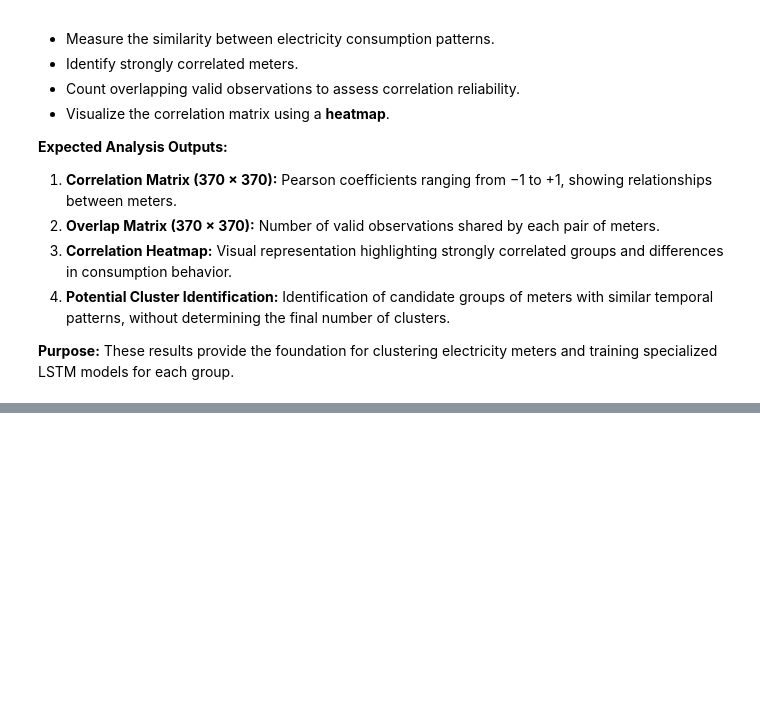
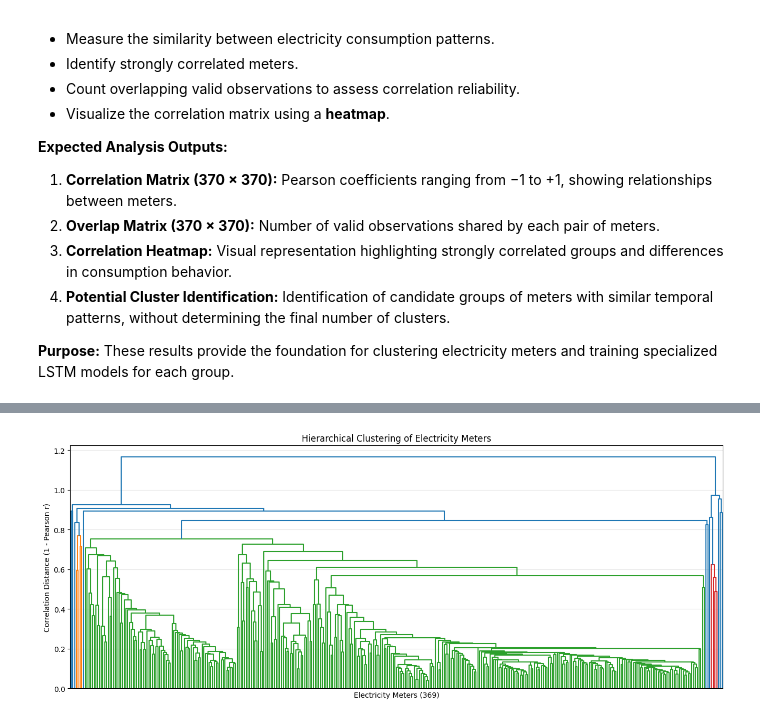
Before and after one commit to Blangi-Aladdin/electricity-forecasting-app, a Jupyter notebook: notebooks/01_data_exploration.ipynb, the cells around one changed output, grey strips where cells are left out. Drawn from its saved outputs; the diff is of its cells as text; code cells hidden in the pictures; blank space fills up the shorter version.

Commit message:
feat: add hierarchical clustering exploration

```diff
--- a/notebooks/01_data_exploration.ipynb
+++ b/notebooks/01_data_exploration.ipynb
@@ -171,0 +382,15 @@ plt.show()
+# %%
+# Exclure temporairement MT_223 du clustering
+cluster_meters = [m for m in meter_cols if m != "MT_223"]
+
+# Extraire les corrélations des 369 compteurs
+corr_clustering = corr_matrix.loc[cluster_meters, cluster_meters]
+
+# Transformer les corrélations en distances
+distance_matrix = 1 - corr_clustering
+
+# Vérifier les dimensions et les valeurs manquantes
+print("Dimensions :", distance_matrix.shape)
+print("Distances manquantes :", distance_matrix.isna().sum().sum())
+print("Distance minimale :", distance_matrix.min().min())
+print("Distance maximale :", distance_matrix.max().max())
@@ -171,0 +421,26 @@ plt.show()
+# %%
+from scipy.cluster.hierarchy import linkage, dendrogram
+from scipy.spatial.distance import squareform
+import matplotlib.pyplot as plt
+
+# Convertir la matrice de distances au format condensé
+condensed_distances = squareform(distance_matrix.to_numpy())
+
+# Construire le clustering hiérarchique
+Z = linkage(condensed_distances, method="average")
+
+# Afficher le dendrogramme
+plt.figure(figsize=(16, 6))
+
+dendrogram(
+    Z,
+    no_labels=True
+)
+
+plt.title("Hierarchical Clustering of Electricity Meters")
+plt.xlabel("Electricity Meters (369)")
+plt.ylabel("Correlation Distance (1 - Pearson r)")
+plt.grid(axis="y", alpha=0.3)
+plt.show()
+# %% [output]
+[figure, added]
```
Also changed, not shown: parts of 20 cells of this notebook.
